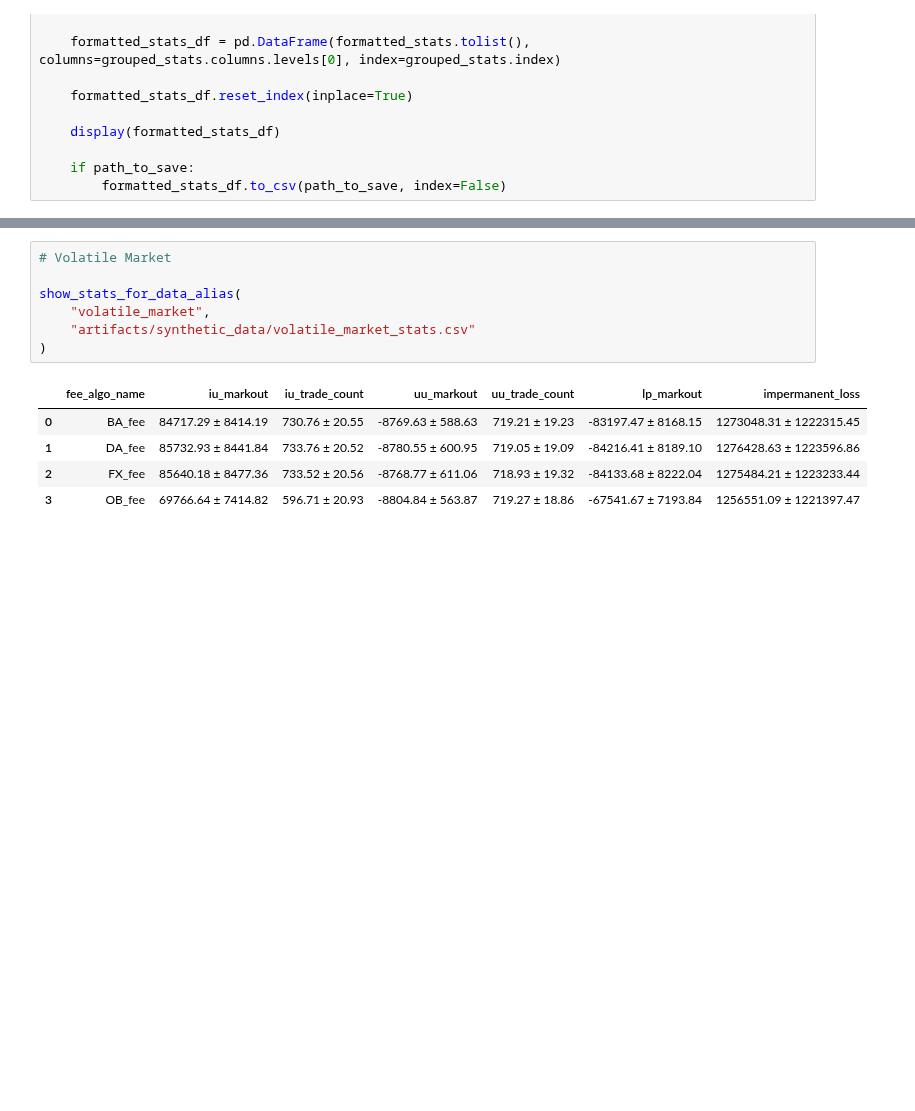
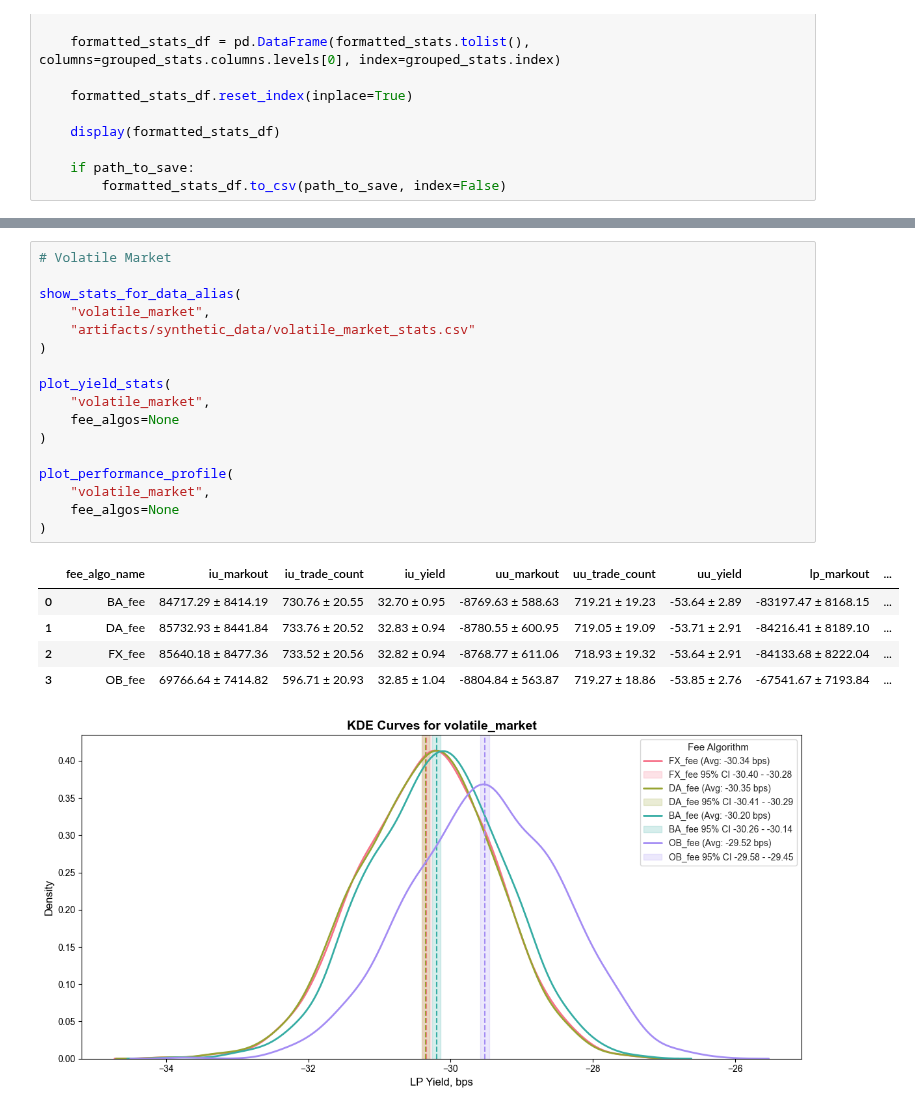
Before and after one commit to swnirk/Dex-Dynamic-Fee, a Jupyter notebook: visualizations/fee_algorithms_comparison_synth_data.ipynb, the cells around one changed output, grey strips where cells are left out. Saved outputs shown, nothing was run; the diff lists cells and outputs as text; blank space fills up the shorter version.

Commit message:
Improve synthetic data metrics: yield distribution, peformance profiles

```diff
--- a/visualizations/fee_algorithms_comparison_synth_data.ipynb
+++ b/visualizations/fee_algorithms_comparison_synth_data.ipynb
@@ -168,13 +261,24 @@ def show_stats_for_data_alias(data_alias, path_to_save: Optional[str] = None):
 # %%
 # Volatile Market
 
 show_stats_for_data_alias(
     "volatile_market",
     "artifacts/synthetic_data/volatile_market_stats.csv"
 )
+
+plot_yield_stats(
+    "volatile_market",
+    fee_algos=None
+)
+
+plot_performance_profile(
+    "volatile_market",
+    fee_algos=None
+)
 # %% [output]
-|  | fee_algo_name | iu_markout | iu_trade_count | uu_markout | uu_trade_count | lp_markout | impermanent_loss |
-| 0 | BA_fee | 84717.29 ± 8414.19 | 730.76 ± 20.55 | -8769.63 ± 588.63 | 719.21 ± 19.23 | -83197.47 ± 8168.15 | 1273048.31 ± 1222315.45 |
-| 1 | DA_fee | 85732.93 ± 8441.84 | 733.76 ± 20.52 | -8780.55 ± 600.95 | 719.05 ± 19.09 | -84216.41 ± 8189.10 | 1276428.63 ± 1223596.86 |
-| 2 | FX_fee | 85640.18 ± 8477.36 | 733.52 ± 20.56 | -8768.77 ± 611.06 | 718.93 ± 19.32 | -84133.68 ± 8222.04 | 1275484.21 ± 1223233.44 |
-| 3 | OB_fee | 69766.64 ± 7414.82 | 596.71 ± 20.93 | -8804.84 ± 563.87 | 719.27 ± 18.86 | -67541.67 ± 7193.84 | 1256551.09 ± 1221397.47 |
+|  | fee_algo_name | iu_markout | iu_trade_count | iu_yield | uu_markout | uu_trade_count | uu_yield | lp_markout | ... |
+| 0 | BA_fee | 84717.29 ± 8414.19 | 730.76 ± 20.55 | 32.70 ± 0.95 | -8769.63 ± 588.63 | 719.21 ± 19.23 | -53.64 ± 2.89 | -83197.47 ± 8168.15 | ... |
+| 1 | DA_fee | 85732.93 ± 8441.84 | 733.76 ± 20.52 | 32.83 ± 0.94 | -8780.55 ± 600.95 | 719.05 ± 19.09 | -53.71 ± 2.91 | -84216.41 ± 8189.10 | ... |
+| 2 | FX_fee | 85640.18 ± 8477.36 | 733.52 ± 20.56 | 32.82 ± 0.94 | -8768.77 ± 611.06 | 718.93 ± 19.32 | -53.64 ± 2.91 | -84133.68 ± 8222.04 | ... |
+| 3 | OB_fee | 69766.64 ± 7414.82 | 596.71 ± 20.93 | 32.85 ± 1.04 | -8804.84 ± 563.87 | 719.27 ± 18.86 | -53.85 ± 2.76 | -67541.67 ± 7193.84 | ... |
+[figure, added]
```
Also changed, not shown: parts of 7 cells of this notebook, 7 other files.
